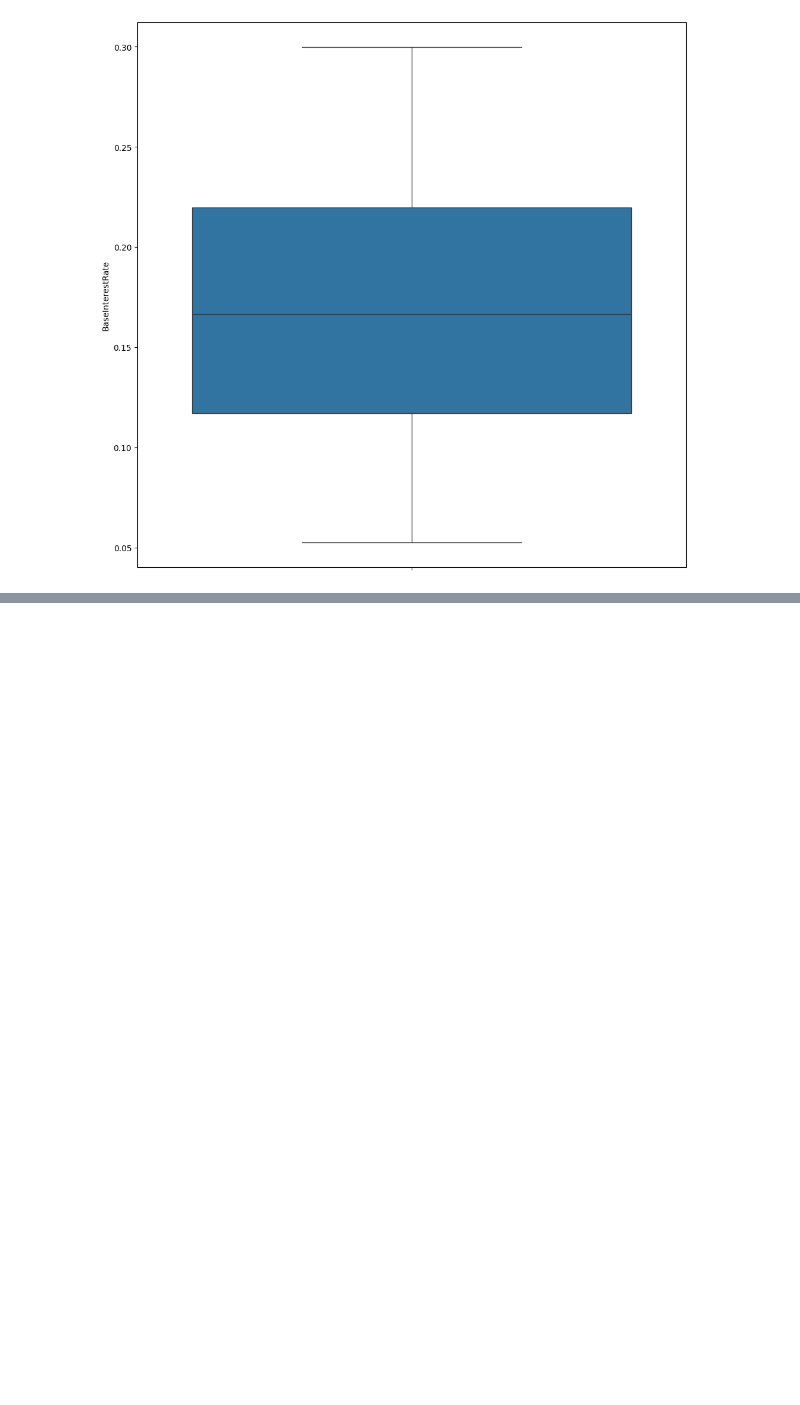
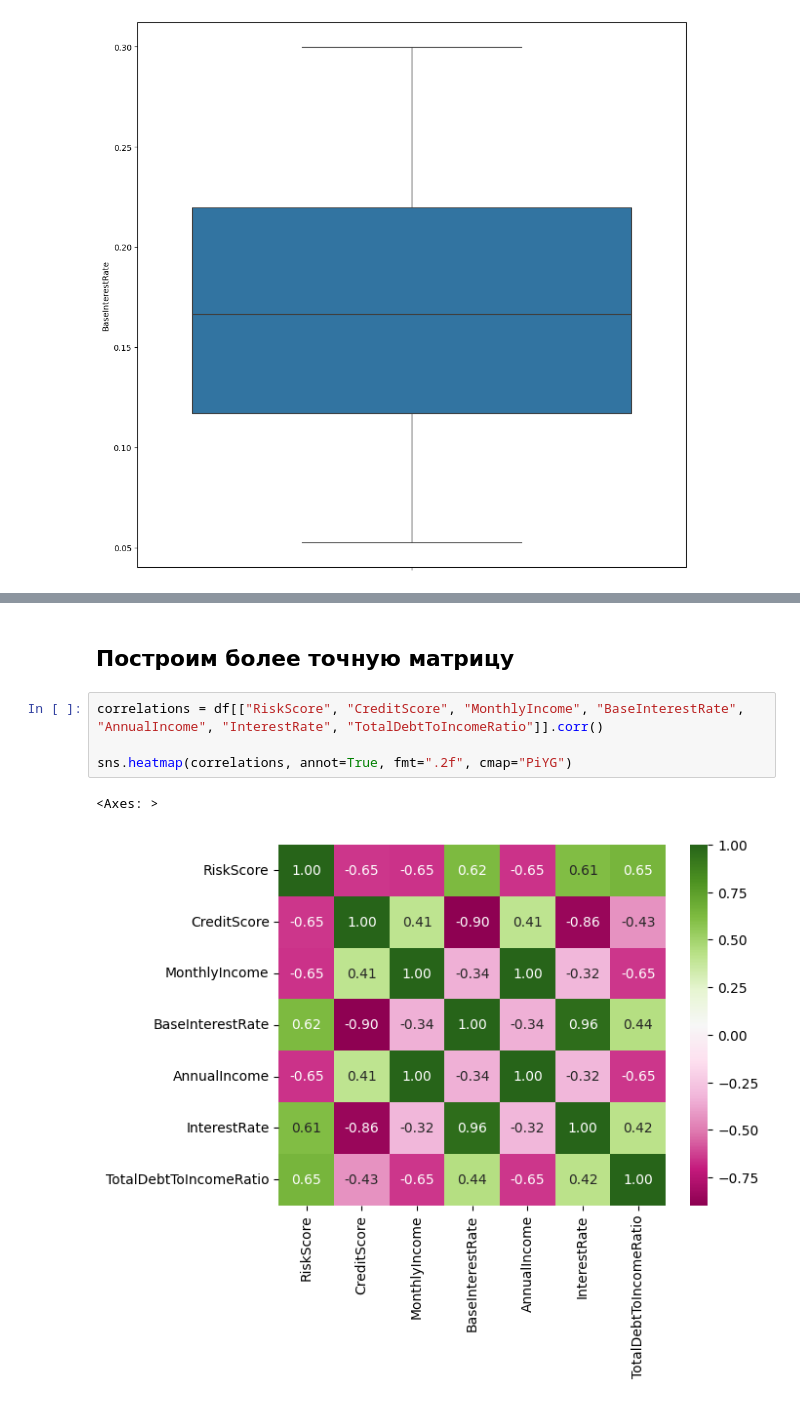
Before and after one commit to MaximusPokeZ/ML, a Jupyter notebook: Lab1/lab1.ipynb, the cells around one changed output, grey strips where cells are left out. Drawn from its saved outputs; the diff is of its cells as text; blank space fills up the shorter version.

```diff
--- a/Lab1/lab1.ipynb
+++ b/Lab1/lab1.ipynb
@@ -349,0 +355,9 @@ for feature in features :
+# %% [markdown]
+## Построим более точную матрицу
+# %%
+correlations = df[["RiskScore", "CreditScore", "MonthlyIncome", "BaseInterestRate", "AnnualIncome", "InterestRate", "TotalDebtToIncomeRatio"]].corr()
+
+sns.heatmap(correlations, annot=True, fmt=".2f", cmap="PiYG")
+# %% [output]
+<Axes: >
+[figure, added]
```
Also changed, not shown: parts of 10 cells of this notebook.
